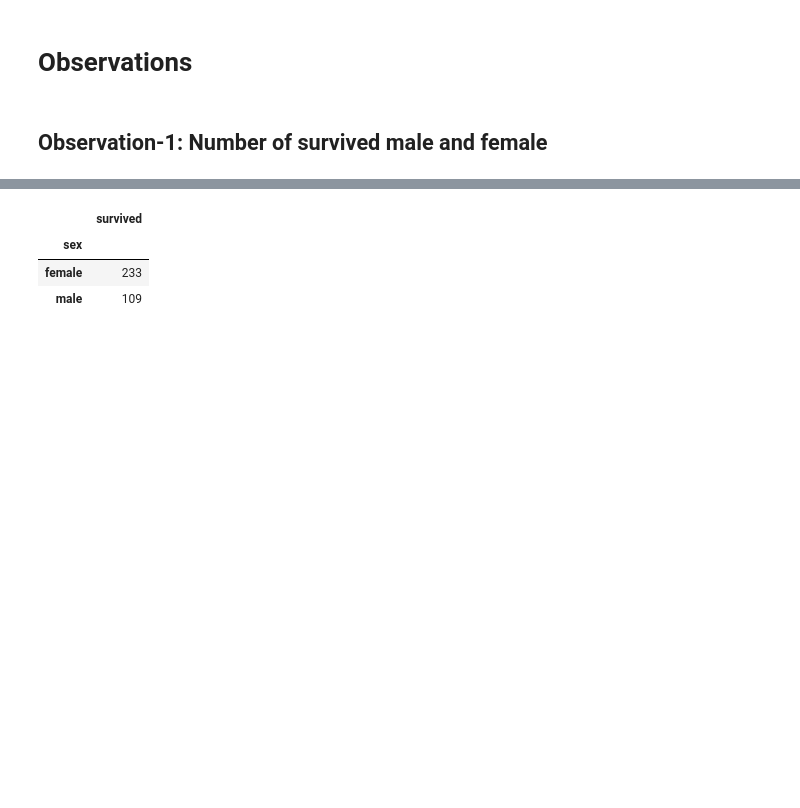
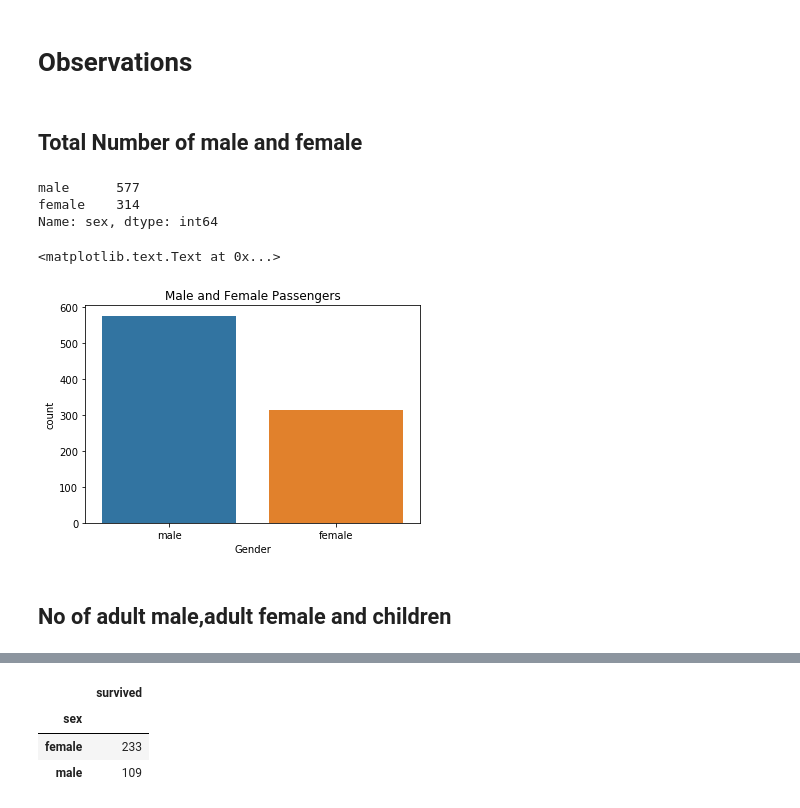
Before and after one commit to rohailkhan/titanic_data_analysis, a Jupyter notebook: Titanic Data analysis.ipynb, the cells around one changed output, grey strips where cells are left out. Saved outputs shown, nothing was run; the diff lists cells and outputs as text; code cells hidden in the pictures; blank space fills up the shorter version.

```diff
--- a/Titanic Data analysis.ipynb
+++ b/Titanic Data analysis.ipynb
@@ -270,4 +261,19 @@ titanic['Sex_integer']=titanic['Sex_integer'].astype(int)
 # %% [markdown]
 # Observations
 # %% [markdown]
-##  Observation-1: Number of survived male and female
+##  Total Number of  male and female
+# %%
+titanic['sex'].value_counts()
+# %% [output]
+male      577
+female    314
+Name: sex, dtype: int64
+# %%
+sns.countplot(x=titanic['sex'],data=titanic)
+plt.xlabel('Gender')
+plt.title('Male and Female Passengers')
+# %% [output]
+<matplotlib.text.Text at 0x...>
+[figure, added]
+# %% [markdown]
+##  No of adult male,adult female and children
```
Also changed, not shown: parts of 169 cells of this notebook.
